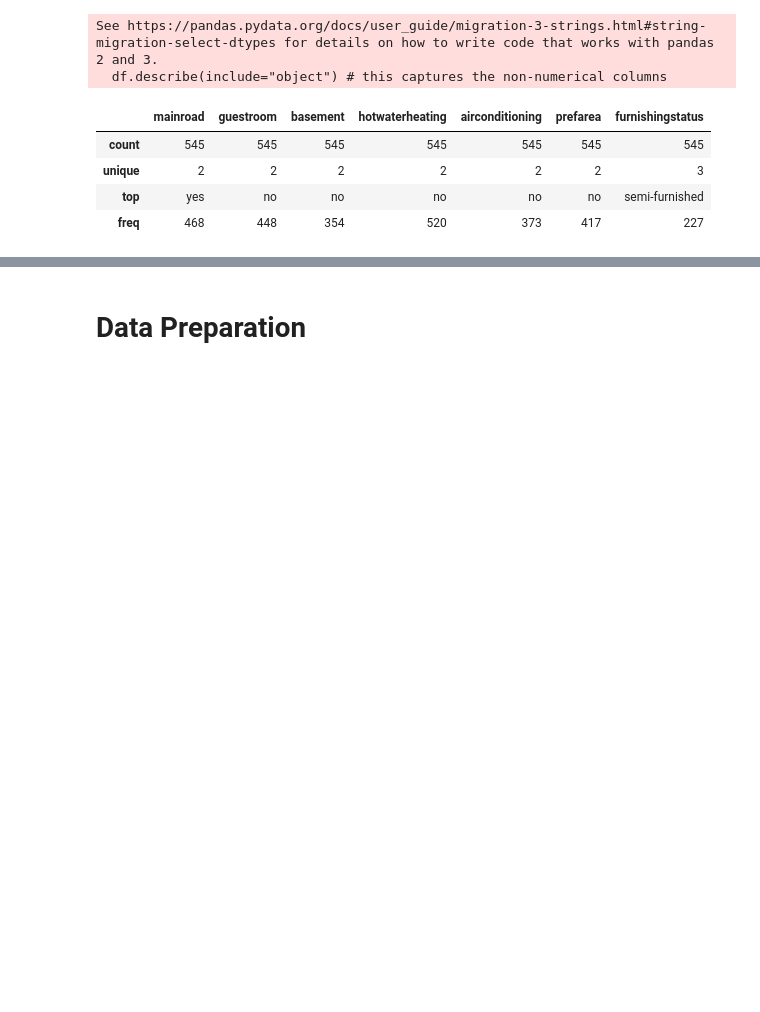
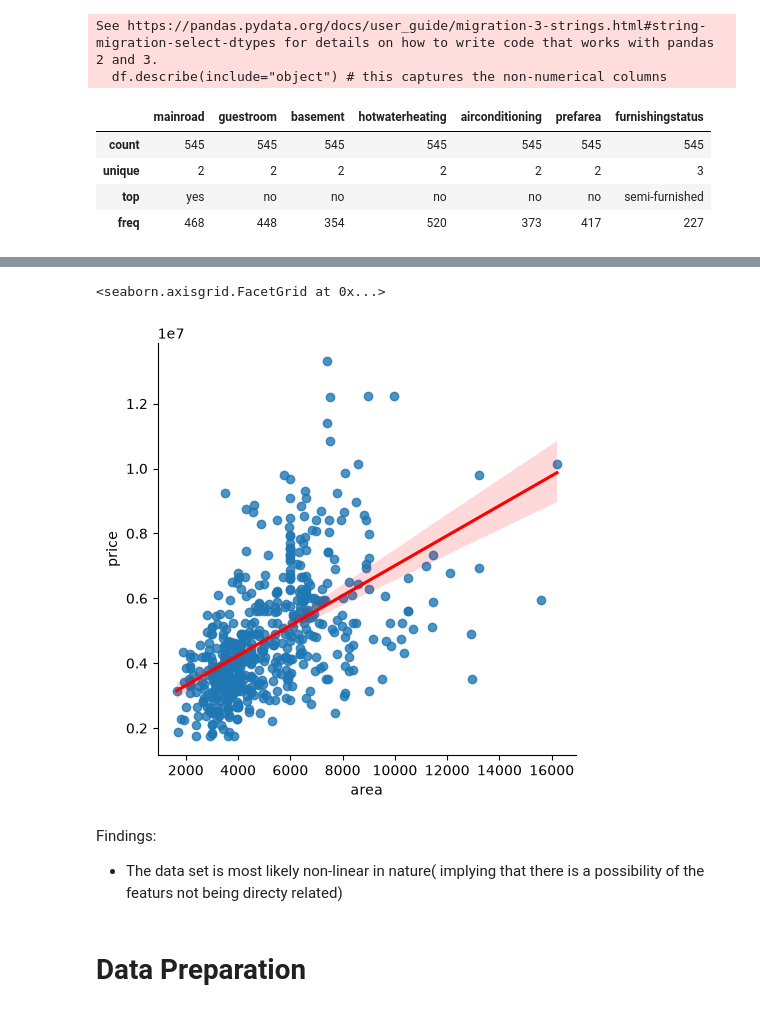
Before and after one commit to JosephRidge/ML-101-Series, a Jupyter notebook: LinearRegression/simple_linear.ipynb, the cells around one changed output, grey strips where cells are left out. Cells and saved outputs as stored; diff of their text form; code cells hidden in the pictures; blank space fills up the shorter version.

```diff
--- a/LinearRegression/simple_linear.ipynb
+++ b/LinearRegression/simple_linear.ipynb
@@ -98,2 +106,10 @@ See https://pandas.pydata.org/docs/user_guide/migration-3-strings.html#string-mi
+# %%
+sns.lmplot(data=df, x="area", y="price",line_kws= {"color" : "red"})
+# %% [output]
+<seaborn.axisgrid.FacetGrid at 0x...>
+[figure, added]
+# %% [markdown]
+Findings:
+- The data set is most likely non-linear in nature( implying that there is a possibility of the featurs not being directy related)
 # %% [markdown]
 # **Data Preparation**
```
Also changed, not shown: parts of 6 cells of this notebook, 1 other file.
